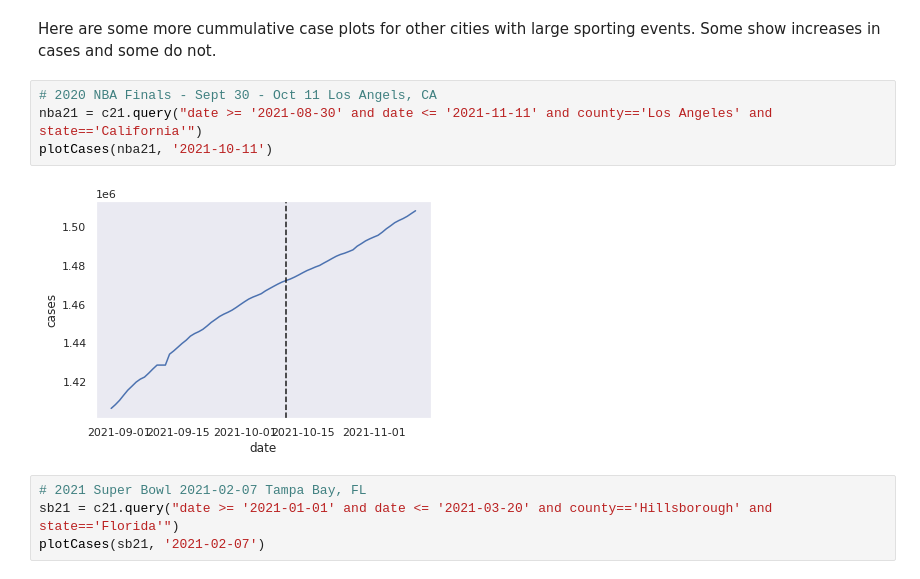
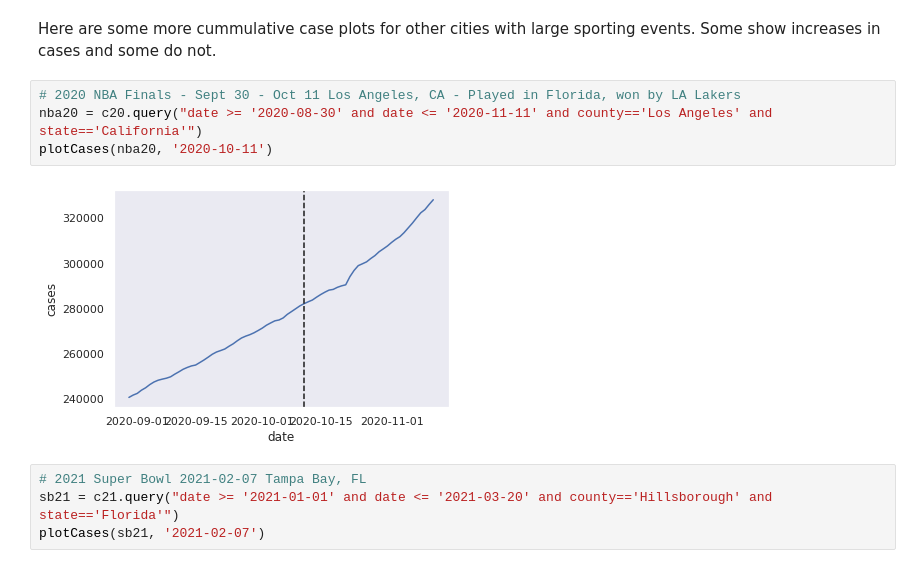
Before and after one commit to KingaAnna/MDA_final_Sweden, a Jupyter notebook: SportingEvents.ipynb, the cells around one changed output. Cells and saved outputs as stored; diff of their text form.

Commit message:
fixed a plot

```diff
--- a/SportingEvents.ipynb
+++ b/SportingEvents.ipynb
@@ -99,11 +99,11 @@ plotNewCases(cleveland, '2021-07-20')
 # %% [markdown]
 Here are some more cummulative case plots for other cities with large sporting events. Some show increases in cases and some do not.
 # %%
-# 2020 NBA Finals - Sept 30 - Oct 11 Los Angels, CA
-nba21 = c21.query("date >= '2021-08-30' and date <= '2021-11-11' and county=='Los Angeles' and state=='California'")
-plotCases(nba21, '2021-10-11')
+# 2020 NBA Finals - Sept 30 - Oct 11 Los Angeles, CA - Played in Florida, won by LA Lakers
+nba20 = c20.query("date >= '2020-08-30' and date <= '2020-11-11' and county=='Los Angeles' and state=='California'")
+plotCases(nba20, '2020-10-11')
 # %% [output]
-[figure, old version]
+[figure, new version]
 # %%
 # 2021 Super Bowl 2021-02-07 Tampa Bay, FL
 sb21 = c21.query("date >= '2021-01-01' and date <= '2021-03-20' and county=='Hillsborough' and state=='Florida'")
```
Also changed, not shown: parts of 1 cell of this notebook.
